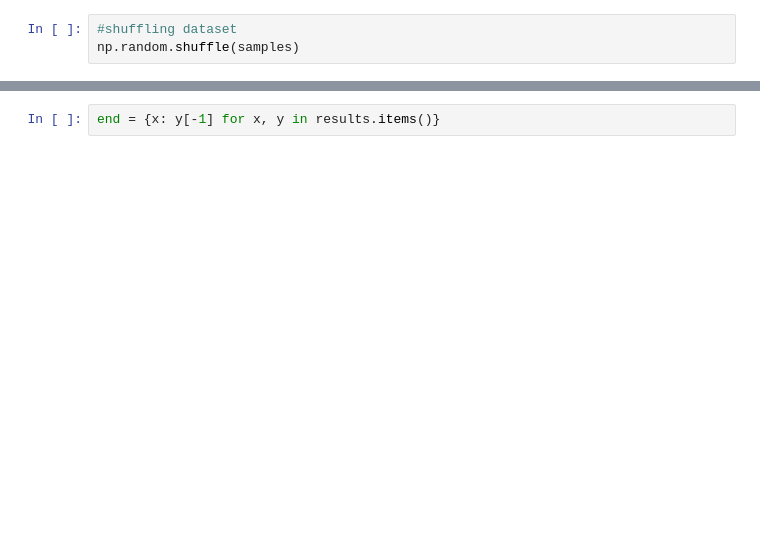
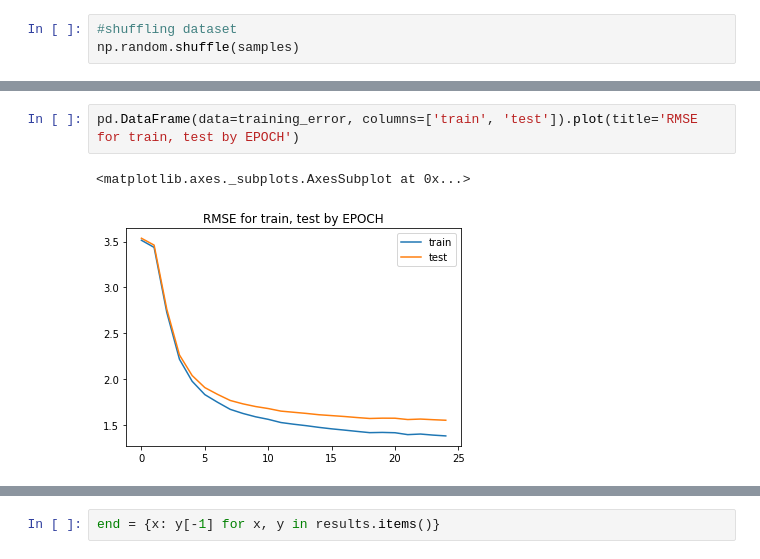
Before and after one commit to obluff/cs560-homework, a Jupyter notebook: hw5/cs560_hw.ipynb, the cells around one changed output, grey strips where cells are left out. Drawn from its saved outputs; the diff is of its cells as text; blank space fills up the shorter version.

```diff
--- a/hw5/cs560_hw.ipynb
+++ b/hw5/cs560_hw.ipynb
@@ -119,3 +137,8 @@ rsme for test
+# %%
+pd.DataFrame(data=training_error, columns=['train', 'test']).plot(title='RMSE for train, test by EPOCH')
+# %% [output]
+<matplotlib.axes._subplots.AxesSubplot at 0x...>
+[figure, added]
 # %%
 ending = training_error[-1]
 print('training RMSE', round(ending[0], 3), 'testing RMSE', round(ending[1], 3))
```
Also changed, not shown: parts of 14 cells of this notebook, 1 other file.
